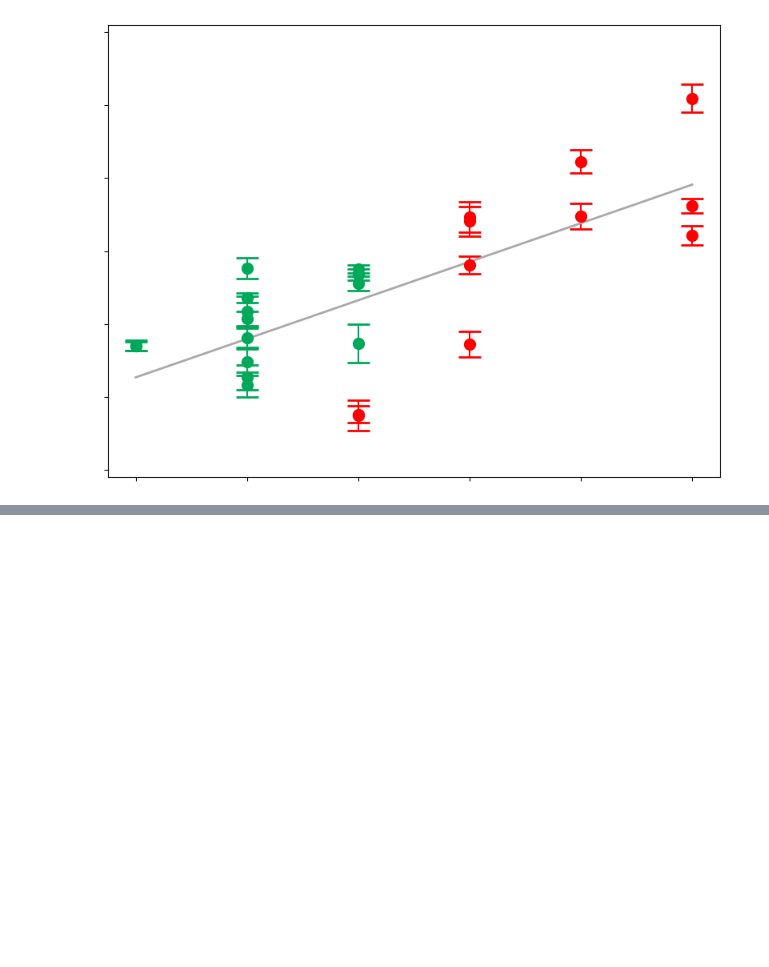
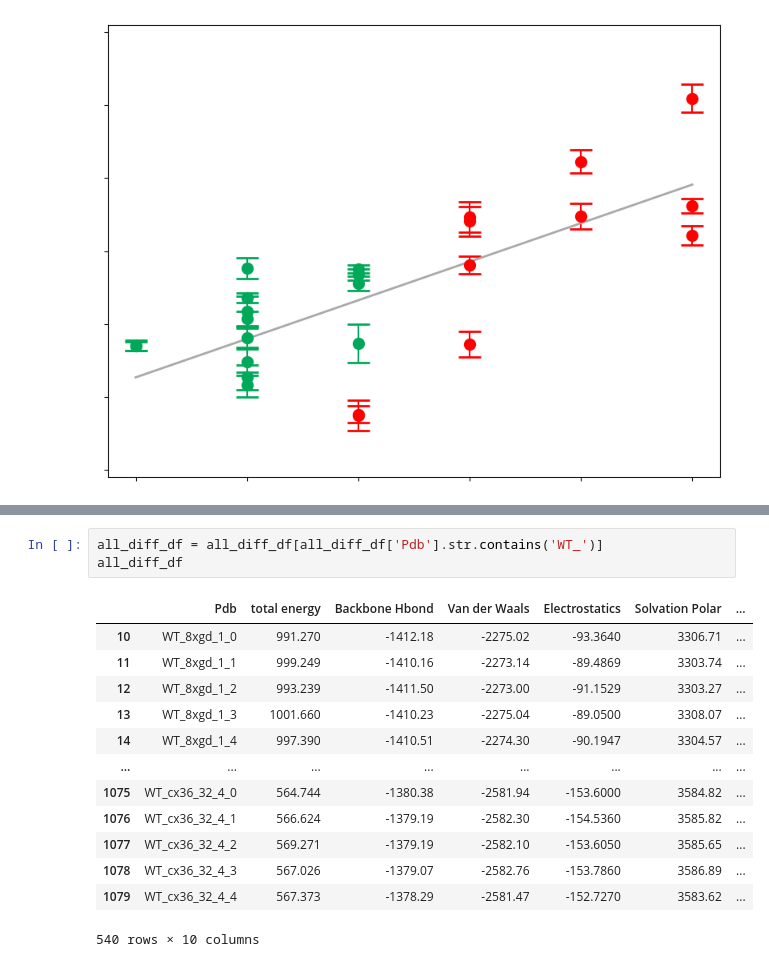
Before and after one commit to songzhihenry/Cx36_Channel_Electrostatics, a Jupyter notebook: cx36_mut_corr.ipynb, the cells around one changed output, grey strips where cells are left out. Cells and saved outputs as stored; diff of their text form; blank space fills up the shorter version.

```diff
--- a/cx36_mut_corr.ipynb
+++ b/cx36_mut_corr.ipynb
@@ -853,0 +889,17 @@ pdb
+# %%
+all_diff_df = all_diff_df[all_diff_df['Pdb'].str.contains('WT_')]
+all_diff_df
+# %% [output]
+|  | Pdb | total energy | Backbone Hbond | Van der Waals | Electrostatics | Solvation Polar | ... |
+| 10 | WT_8xgd_1_0 | 991.270 | -1412.18 | -2275.02 | -93.3640 | 3306.71 | ... |
+| 11 | WT_8xgd_1_1 | 999.249 | -1410.16 | -2273.14 | -89.4869 | 3303.74 | ... |
+| 12 | WT_8xgd_1_2 | 993.239 | -1411.50 | -2273.00 | -91.1529 | 3303.27 | ... |
+| 13 | WT_8xgd_1_3 | 1001.660 | -1410.23 | -2275.04 | -89.0500 | 3308.07 | ... |
+| 14 | WT_8xgd_1_4 | 997.390 | -1410.51 | -2274.30 | -90.1947 | 3304.57 | ... |
+| ... | ... | ... | ... | ... | ... | ... | ... |
+| 1075 | WT_cx36_32_4_0 | 564.744 | -1380.38 | -2581.94 | -153.6000 | 3584.82 | ... |
+| 1076 | WT_cx36_32_4_1 | 566.624 | -1379.19 | -2582.30 | -154.5360 | 3585.82 | ... |
+| 1077 | WT_cx36_32_4_2 | 569.271 | -1379.19 | -2582.10 | -153.6050 | 3585.65 | ... |
+| 1078 | WT_cx36_32_4_3 | 567.026 | -1379.07 | -2582.76 | -153.7860 | 3586.89 | ... |
+| 1079 | WT_cx36_32_4_4 | 567.373 | -1378.29 | -2581.47 | -152.7270 | 3583.62 | ... |
+540 rows × 10 columns
```
Also changed, not shown: parts of 17 cells of this notebook, 17 other files.
